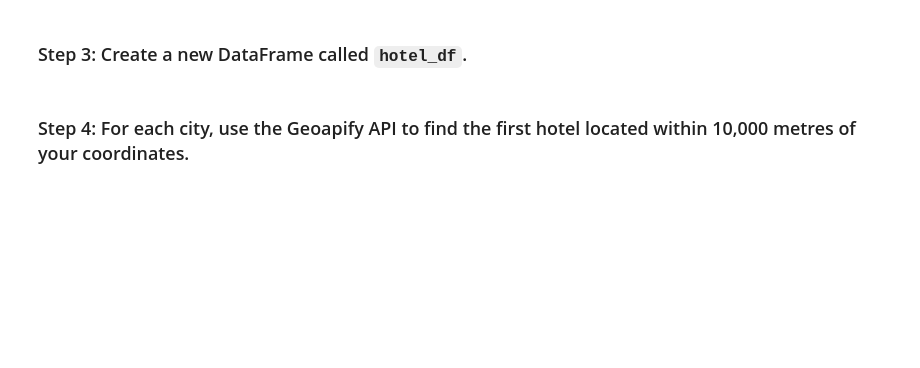
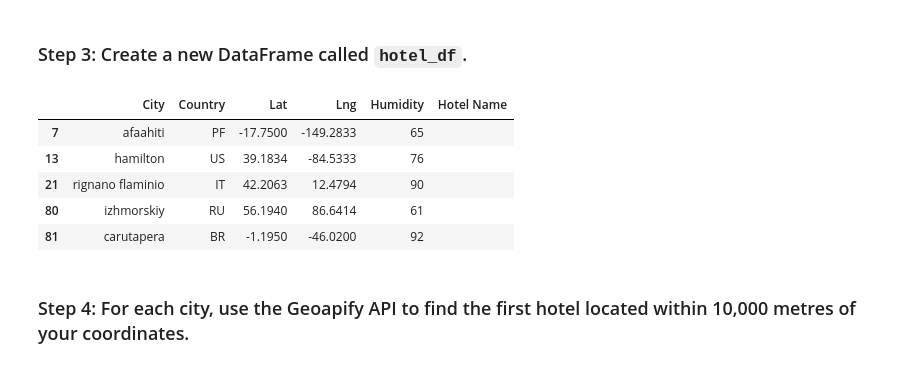
Before and after one commit to wemlaztdj/python-api-challenge, a Jupyter notebook: WeatherPy/VacationPy.ipynb, the cells around one changed output. Cells and saved outputs as stored; diff of their text form; code cells hidden in the pictures; blank space fills up the shorter version.

```diff
--- a/WeatherPy/VacationPy.ipynb
+++ b/WeatherPy/VacationPy.ipynb
@@ -71,12 +104,20 @@ city_df=city_data_df.dropna()
 # %%
 # Use the Pandas copy function to create DataFrame called hotel_df to store the city, country, coordinates, and humidity
 # YOUR CODE HERE
+hotel_df=city_df.loc[:,['City','Country','Lat','Lng','Humidity']]
+# Add an empty column, "Hotel Name," to the DataFrame so you can store the hotel found using the Geoapify API
 
-# Add an empty column, "Hotel Name," to the DataFrame so you can store the hotel found using the Geoapify API
-# YOUR CODE HERE
+hotel_df['Hotel Name']=''
+# Display sample data
 
-# Display sample data
-# YOUR CODE HERE
+hotel_df.head()
+# %% [output]
+|  | City | Country | Lat | Lng | Humidity | Hotel Name |
+| 7 | afaahiti | PF | -17.7500 | -149.2833 | 65 |  |
+| 13 | hamilton | US | 39.1834 | -84.5333 | 76 |  |
+| 21 | rignano flaminio | IT | 42.2063 | 12.4794 | 90 |  |
+| 80 | izhmorskiy | RU | 56.1940 | 86.6414 | 61 |  |
+| 81 | carutapera | BR | -1.1950 | -46.0200 | 92 |  |
 # %% [markdown]
 ### Step 4: For each city, use the Geoapify API to find the first hotel located within 10,000 metres of your coordinates.
 # %%
```
Also changed, not shown: parts of 4 cells of this notebook.
